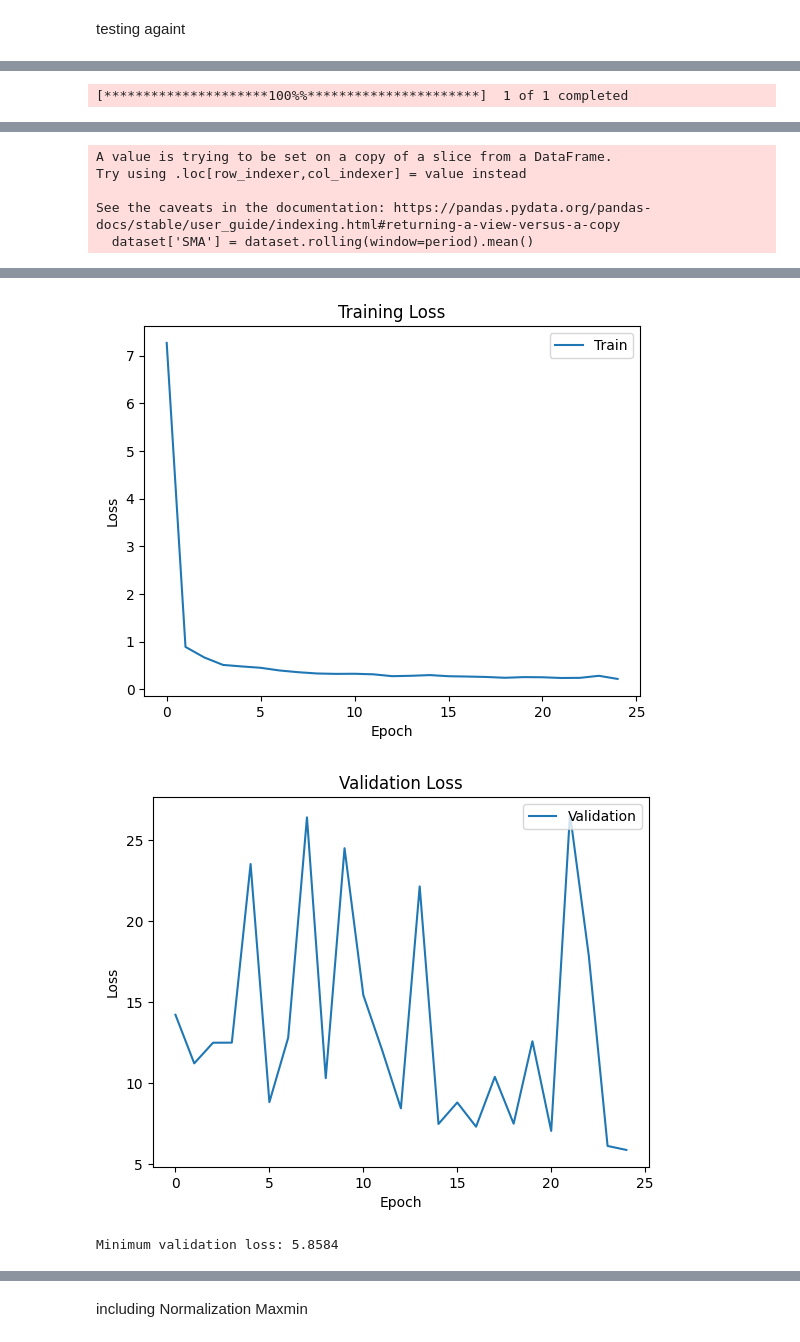
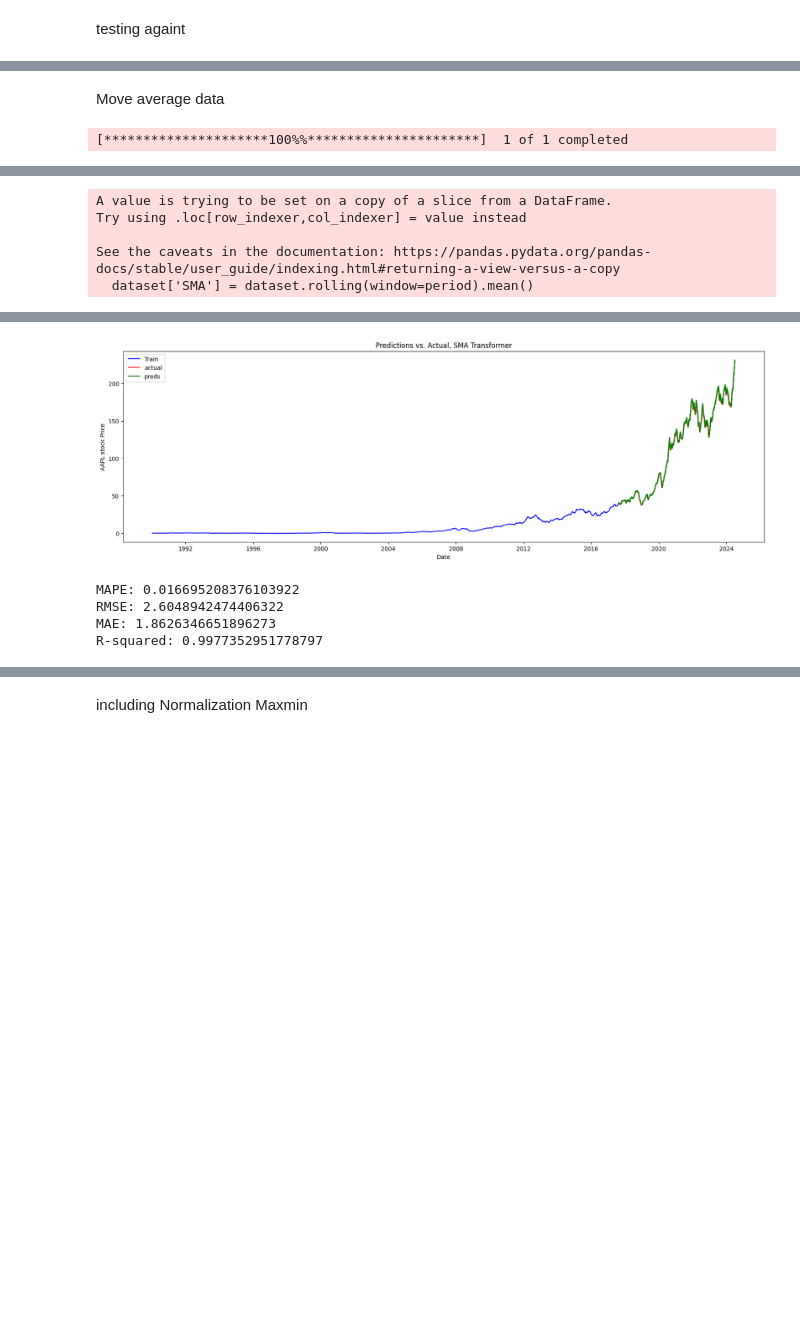
Before and after one commit to porchportal/stock-market-prediction-by--multi-Task-learning, a Jupyter notebook: VScodeML@2/speedPaper/testing.ipynb, the cells around one changed output, grey strips where cells are left out. Drawn from its saved outputs; the diff is of its cells as text; code cells hidden in the pictures; blank space fills up the shorter version.

```diff
--- a/VScodeML@2/speedPaper/testing.ipynb
+++ b/VScodeML@2/speedPaper/testing.ipynb
@@ -557,34 +547,37 @@ R-squared: 0.99824590356226
+# %% [markdown]
+Move average data
 # %%
 
-period = 10  # 10 days moving average
+period = 20  # 20 days moving average
 
 ticker = 'AAPL'
 # timeframe days
 dataset = yf.download(ticker, start='1990-01-01',
-                      end=datetime.now().strftime('%Y-%m-%d'))
+                      end=datetime.now().strftime('%Y-%m-%d'), interval='1d')
 dataset = dataset[['Close']]
 dataset['SMA'] = dataset.rolling(window=period).mean()
 
 normaliza_bool_update = False
 type_normalisation_update = None
 
-data = ETL(datainput=dataset['SMA'].dropna(), test_size=0.2, n_input=5, timestep=5,
-           normalize_bool=normaliza_bool_update, scaler=type_normalisation_update)
+data_norm = ETL(datainput=dataset['SMA'].dropna(), test_size=0.2, n_input=5, timestep=5,
+                normalize_bool=normaliza_bool_update, scaler=type_normalisation_update)
 
-transformer = build_transfromer(head_size=128, num_heads=4, ff_dim=2, num_trans_blocks=4, mlp_units=[
-                                256], mlp_dropout=0.10, dropout=0.10, attention_axes=1)
+transformer_norm = build_transfromer(head_size=128, num_heads=4, ff_dim=2, num_trans_blocks=4,
+                                     mlp_units=[256],
+                                     mlp_dropout=0.1, dropout=0.1, attention_axes=1)
 
 # train the model
-hist = fit_transformer(transformer, data.X_train,
-                       data.y_train, data.X_test, data.y_test, display_loss=False)
+hist = fit_transformer(transformer_norm, data_norm.X_train,
+                       data_norm.y_train, data_norm.X_test, data_norm.y_test, display_loss=False)
 # time used
+transformer_preds_norm = PredictAndForecast(transformer, data_norm.train, data_norm.test, n_input=5,
+                                            scaler=type_normalisation_update, normalize_bool=normaliza_bool_update)
 
-transformer_preds = PredictAndForecast(transformer, data.train, data.test, n_input=5,
-                                       scaler=type_normalisation_update, normalize_bool=normaliza_bool_update)
+plot_results(data_norm.train, data_norm.test, transformer_preds_norm.predictions,
+             data_norm.df, normaliza_bool_update, type_normalisation_update, title_suffix='SMA Transformer')
 
-plot_results(data.train, data.test, transformer_preds.predictions,
-             data.df, title_suffix='Transformer')
-train_evaluation = Evaluate(data.test, transformer_preds.predictions)
+train_evaluation = Evaluate(data_norm.test, transformer_preds_norm.predictions)
 print(f"MAPE: {train_evaluation.mape}")
 print(f"RMSE: {train_evaluation.rmse}")
 print(f"MAE: {train_evaluation.mae}")
@@ -633,3 +626,5 @@ Epoch 25/25
-[figure, old version]
+[figure, new version]
-[figure, removed]
-Minimum validation loss: 5.8584
+MAPE: 0.016695208376103922
+RMSE: 2.6048942474406322
+MAE: 1.8626346651896273
+R-squared: 0.9977352951778797
```
Also changed, not shown: parts of 8 cells of this notebook.
